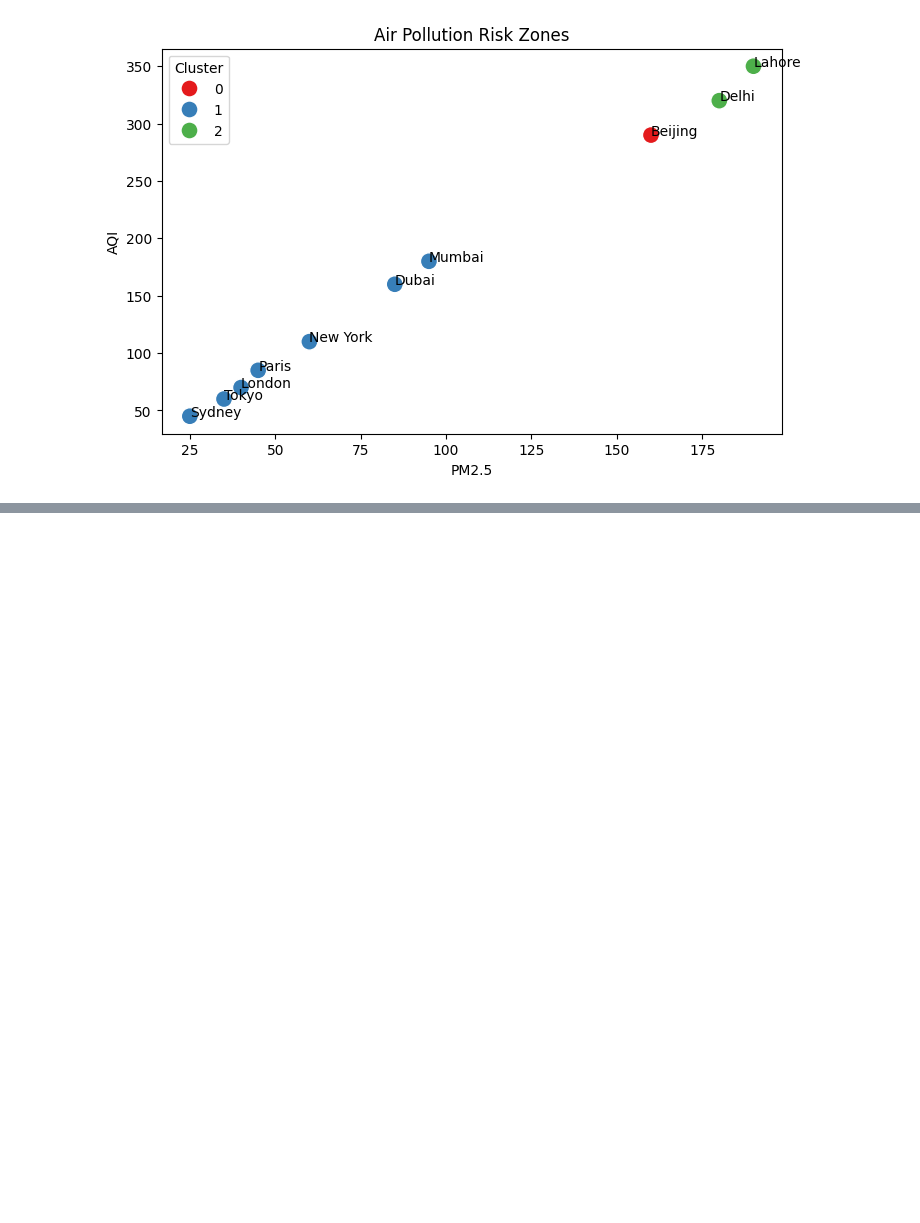
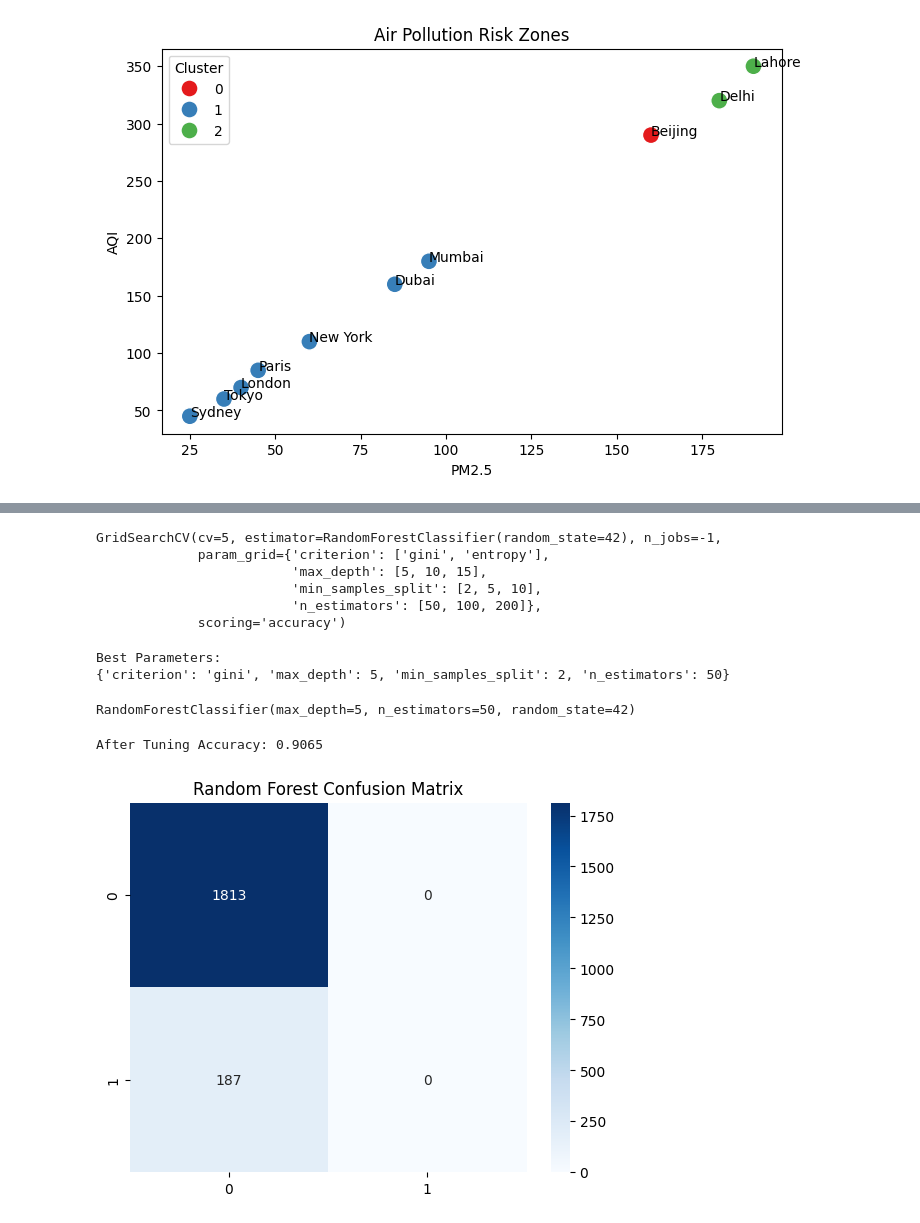
Before and after one commit to Dhyan-Shah/Sparks_AI_ML_Internship, a Jupyter notebook: ML/Practice/ML_Test.ipynb, the cells around one changed output, grey strips where cells are left out. Saved outputs shown, nothing was run; the diff lists cells and outputs as text; code cells hidden in the pictures; blank space fills up the shorter version.

```diff
--- a/ML/Practice/ML_Test.ipynb
+++ b/ML/Practice/ML_Test.ipynb
@@ -3096,0 +3490,4 @@ plt.show()
+# %%
+X = df27.drop('Attrition', axis=1)
+
+y = df27['Attrition']
@@ -3096,0 +3531,64 @@ plt.show()
+# %%
+grid = GridSearchCV(
+
+    estimator=RandomForestClassifier(
+        random_state=42
+    ),
+
+    param_grid=param_grid,
+
+    cv=5,
+
+    scoring='accuracy',
+
+    n_jobs=-1
+)
+
+grid.fit(X_train, y_train)
+# %% [output]
+GridSearchCV(cv=5, estimator=RandomForestClassifier(random_state=42), n_jobs=-1,
+             param_grid={'criterion': ['gini', 'entropy'],
+                         'max_depth': [5, 10, 15],
+                         'min_samples_split': [2, 5, 10],
+                         'n_estimators': [50, 100, 200]},
+             scoring='accuracy')
+# %%
+print("Best Parameters:")
+
+print(grid.best_params_)
+# %% [output]
+Best Parameters:
+{'criterion': 'gini', 'max_depth': 5, 'min_samples_split': 2, 'n_estimators': 50}
+# %%
+best_model = grid.best_estimator_
+
+best_model.fit(X_train, y_train)
+# %% [output]
+RandomForestClassifier(max_depth=5, n_estimators=50, random_state=42)
+# %%
+y_pred = best_model.predict(X_test)
+# %%
+print(
+    "After Tuning Accuracy:",
+    metrics.accuracy_score(y_test, y_pred)
+)
+# %% [output]
+After Tuning Accuracy: 0.9065
+# %%
+cm = metrics.confusion_matrix(
+    y_test,
+    y_pred
+)
+
+sns.heatmap(
+    cm,
+    annot=True,
+    fmt='d',
+    cmap='Blues'
+)
+
+plt.title("Random Forest Confusion Matrix")
+
+plt.show()
+# %% [output]
+[figure, added]
```
Also changed, not shown: parts of 44 cells of this notebook.
